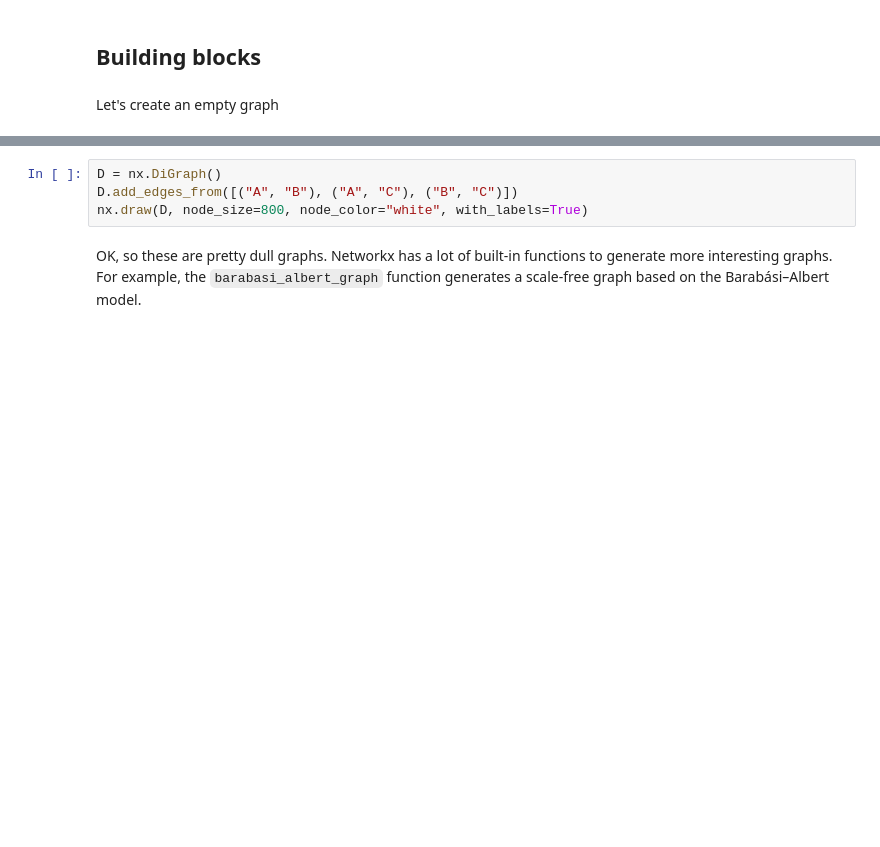
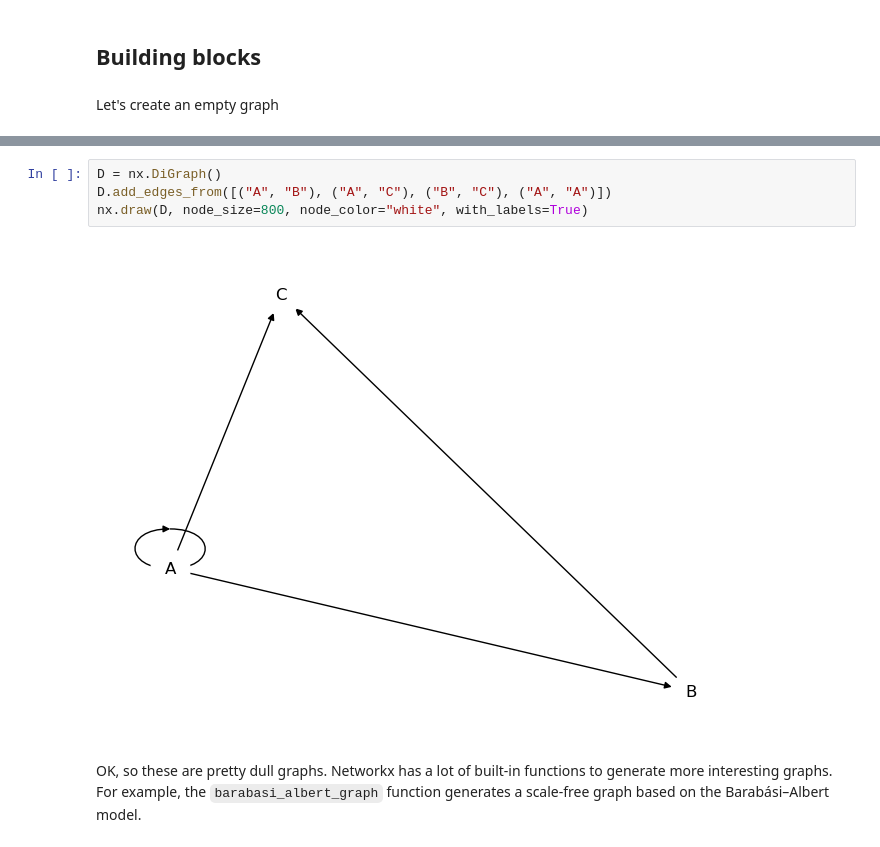
Before and after one commit to bgbg/MLConnectedWorld, a Jupyter notebook: MLConnectedWorldBook/part_01_ch01_basic_principles.ipynb, the cells around one changed output, grey strips where cells are left out. Drawn from its saved outputs; the diff is of its cells as text; blank space fills up the shorter version.

```diff
--- a/MLConnectedWorldBook/part_01_ch01_basic_principles.ipynb
+++ b/MLConnectedWorldBook/part_01_ch01_basic_principles.ipynb
@@ -26,6 +36,8 @@ G
 # %%
 D = nx.DiGraph()
-D.add_edges_from([("A", "B"), ("A", "C"), ("B", "C")])
+D.add_edges_from([("A", "B"), ("A", "C"), ("B", "C"), ("A", "A")])
 nx.draw(D, node_size=800, node_color="white", with_labels=True)
+# %% [output]
+[figure, added]
 # %% [markdown]
 OK, so these are pretty dull graphs. Networkx has a lot of built-in functions to generate more interesting graphs. For example, the `barabasi_albert_graph` function generates a scale-free graph based on the Barabási–Albert model.
```
Also changed, not shown: parts of 18 cells of this notebook, 3 other files.
